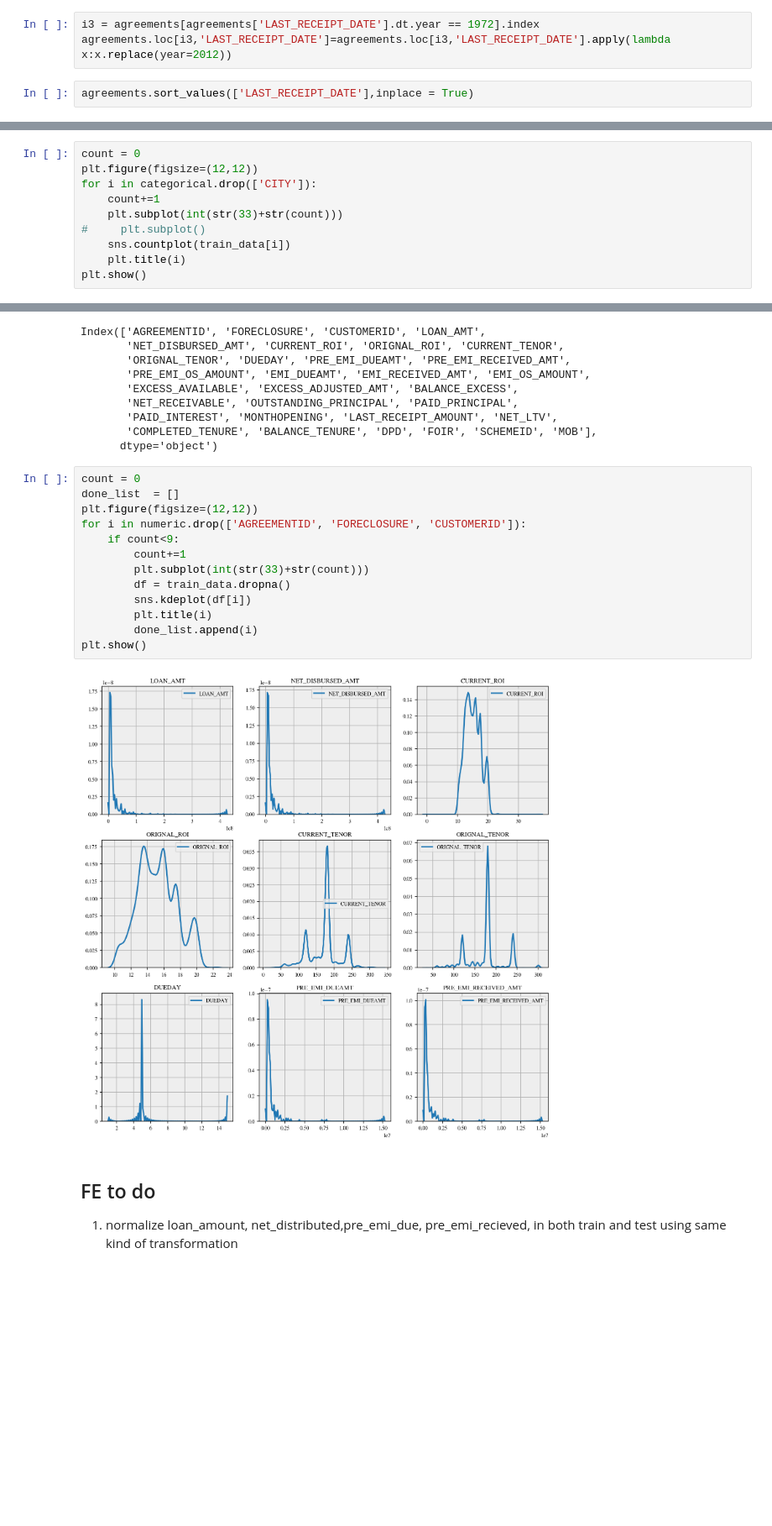
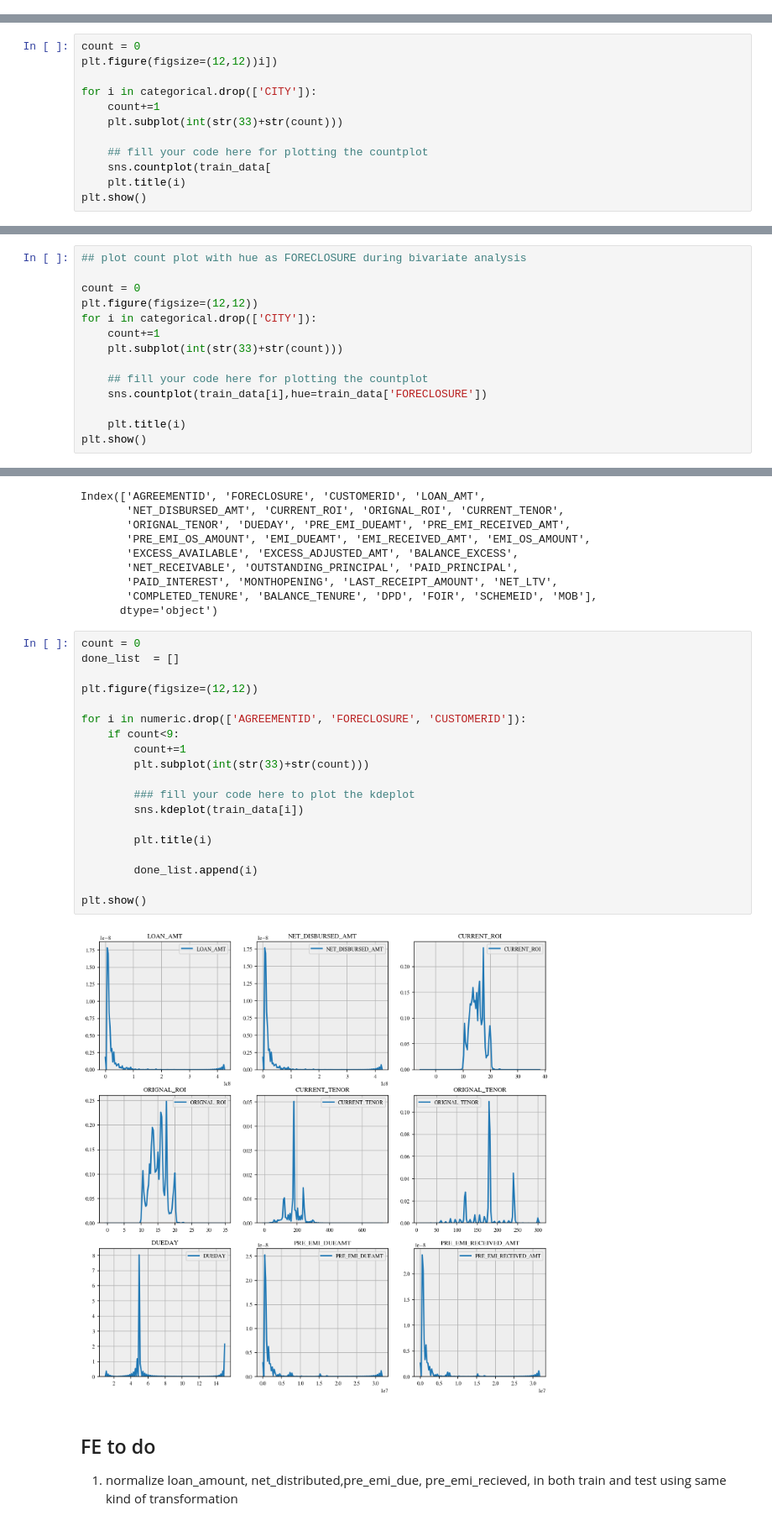
Before and after one commit to pranavpawar3/EDA_and_Preprocessing, a Jupyter notebook: EDA_Session_2.ipynb, the cells around one changed output, grey strips where cells are left out. Shown at 84% size. Saved outputs shown, nothing was run; the diff lists cells and outputs as text; blank space fills up the shorter version.

```diff
--- a/EDA_Session_2.ipynb
+++ b/EDA_Session_2.ipynb
@@ -268,8 +188,3 @@ agreements.loc[i2,'LAST_RECEIPT_DATE']=agreements.loc[i2,'LAST_RECEIPT_DATE'].ap
-# %%
-i3 = agreements[agreements['LAST_RECEIPT_DATE'].dt.year == 1972].index
-agreements.loc[i3,'LAST_RECEIPT_DATE']=agreements.loc[i3,'LAST_RECEIPT_DATE'].apply(lambda x:x.replace(year=2012))
-# %%
-agreements.sort_values(['LAST_RECEIPT_DATE'],inplace = True)
 # %% [markdown]
 ### MERGE
 # %%
@@ -420,11 +287,13 @@ Name: NPA_IN_LAST_MONTH, dtype: int64
 # %%
 count = 0
-plt.figure(figsize=(12,12))
+plt.figure(figsize=(12,12))i])
+
 for i in categorical.drop(['CITY']):
     count+=1
     plt.subplot(int(str(33)+str(count)))
-#     plt.subplot()
-    sns.countplot(train_data[i])
+
+    ## fill your code here for plotting the countplot
+    sns.countplot(train_data[
     plt.title(i)
 plt.show()
 # %% [output]
@@ -442,0 +310,14 @@ Name: FORECLOSURE, dtype: int64
+# %%
+## plot count plot with hue as FORECLOSURE during bivariate analysis
+
+count = 0
+plt.figure(figsize=(12,12))
+for i in categorical.drop(['CITY']):
+    count+=1
+    plt.subplot(int(str(33)+str(count)))
+
+    ## fill your code here for plotting the countplot
+    sns.countplot(train_data[i],hue=train_data['FORECLOSURE'])
+
+    plt.title(i)
+plt.show()
@@ -458,18 +341,24 @@ Index(['AGREEMENTID', 'FORECLOSURE', 'CUSTOMERID', 'LOAN_AMT',
 # %%
 count = 0
 done_list  = []
+
 plt.figure(figsize=(12,12))
+
 for i in numeric.drop(['AGREEMENTID', 'FORECLOSURE', 'CUSTOMERID']):
     if count<9:
         count+=1
         plt.subplot(int(str(33)+str(count)))
-        df = train_data.dropna()
-        sns.kdeplot(df[i])
+
+        ### fill your code here to plot the kdeplot
+        sns.kdeplot(train_data[i])
+
         plt.title(i)
+
         done_list.append(i)
+
 plt.show()
 # %% [output]
-[figure, old version]
+[figure, new version]
 # %% [markdown]
 ## FE to do
 1. normalize loan_amount, net_distributed,pre_emi_due, pre_emi_recieved, in both train and test using same kind of transformation
```
Also changed, not shown: parts of 76 cells of this notebook, 5 other files.
